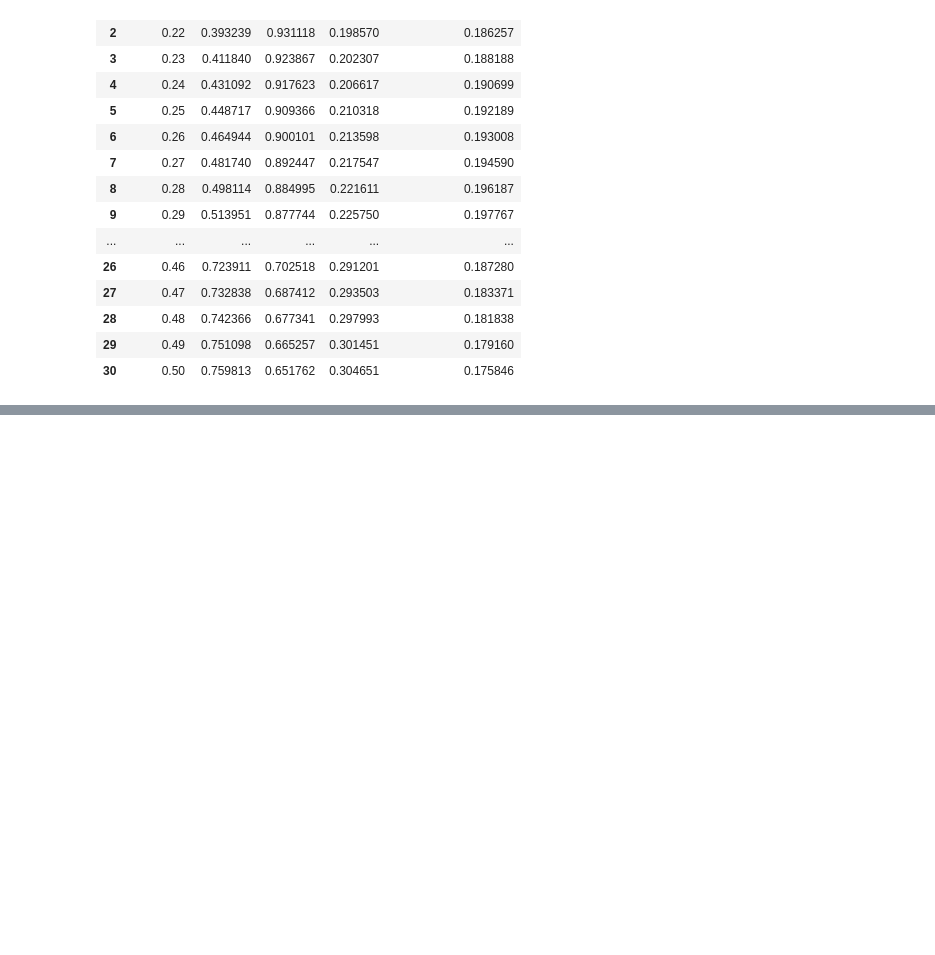
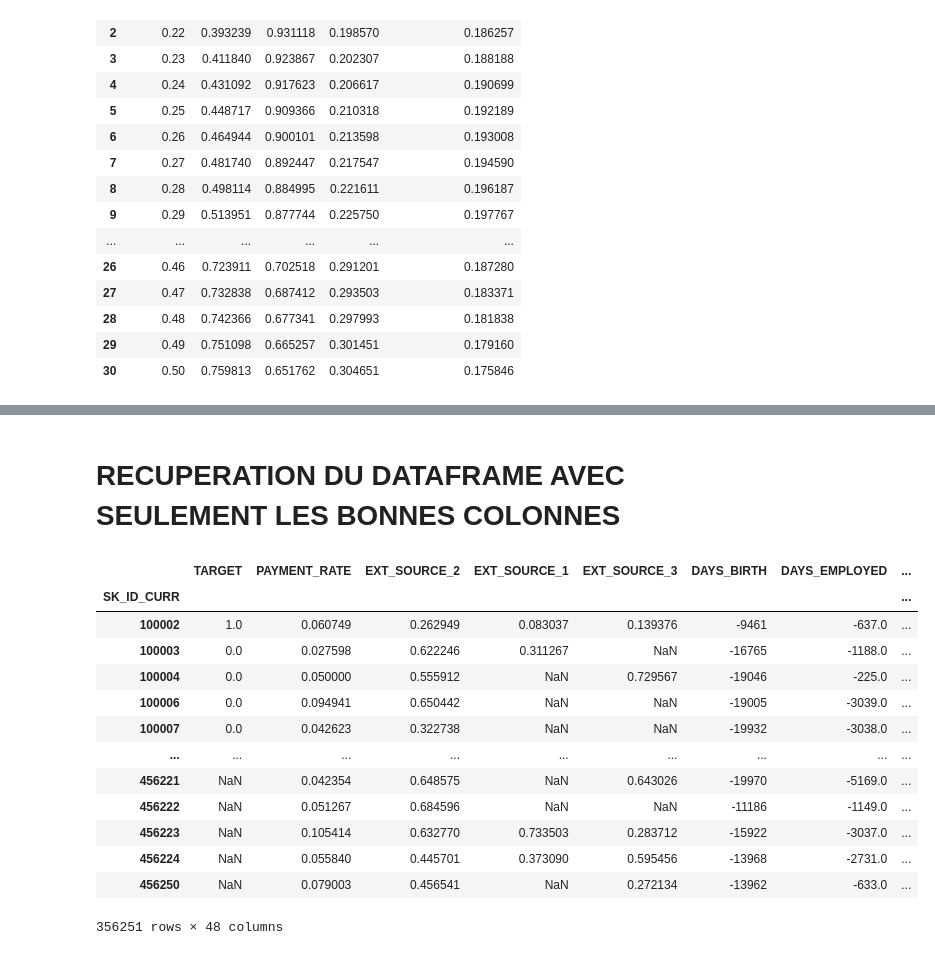
Before and after one commit to EP-portfolio/PROJET_7, a Jupyter notebook: PROJET_7.ipynb, the cells around one changed output, grey strips where cells are left out. Cells and saved outputs as stored; diff of their text form; code cells hidden in the pictures; blank space fills up the shorter version.

```diff
--- a/PROJET_7.ipynb
+++ b/PROJET_7.ipynb
@@ -1840,0 +2187,23 @@ Modèle et scaler sauvegardés avec succès dans le dossier 'models'
+# %% [markdown]
+# RECUPERATION DU DATAFRAME AVEC SEULEMENT LES BONNES COLONNES
+# %%
+DF_reduced = DF_final[['SK_ID_CURR','TARGET']+optimized_features]
+# %%
+DF_reduced = DF_reduced.set_index('SK_ID_CURR')
+# %%
+DF_reduced
+# %% [output]
+|  | TARGET | PAYMENT_RATE | EXT_SOURCE_2 | EXT_SOURCE_1 | EXT_SOURCE_3 | DAYS_BIRTH | DAYS_EMPLOYED | ... |
+| SK_ID_CURR |  |  |  |  |  |  |  | ... |
+| 100002 | 1.0 | 0.060749 | 0.262949 | 0.083037 | 0.139376 | -9461 | -637.0 | ... |
+| 100003 | 0.0 | 0.027598 | 0.622246 | 0.311267 | NaN | -16765 | -1188.0 | ... |
+| 100004 | 0.0 | 0.050000 | 0.555912 | NaN | 0.729567 | -19046 | -225.0 | ... |
+| 100006 | 0.0 | 0.094941 | 0.650442 | NaN | NaN | -19005 | -3039.0 | ... |
+| 100007 | 0.0 | 0.042623 | 0.322738 | NaN | NaN | -19932 | -3038.0 | ... |
+| ... | ... | ... | ... | ... | ... | ... | ... | ... |
+| 456221 | NaN | 0.042354 | 0.648575 | NaN | 0.643026 | -19970 | -5169.0 | ... |
+| 456222 | NaN | 0.051267 | 0.684596 | NaN | NaN | -11186 | -1149.0 | ... |
+| 456223 | NaN | 0.105414 | 0.632770 | 0.733503 | 0.283712 | -15922 | -3037.0 | ... |
+| 456224 | NaN | 0.055840 | 0.445701 | 0.373090 | 0.595456 | -13968 | -2731.0 | ... |
+| 456250 | NaN | 0.079003 | 0.456541 | NaN | 0.272134 | -13962 | -633.0 | ... |
+356251 rows × 48 columns
```
Also changed, not shown: parts of 48 cells of this notebook, 13 other files.
